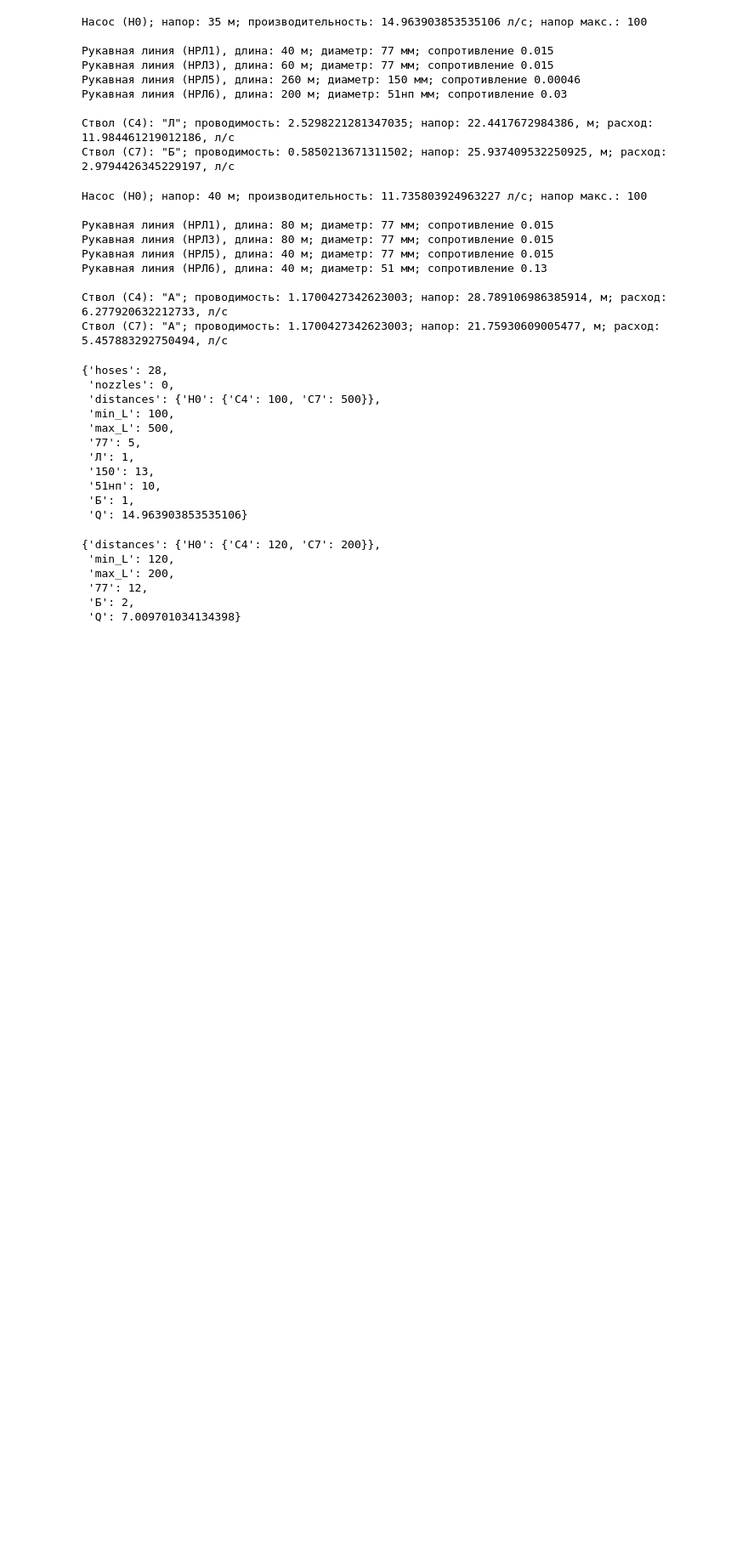
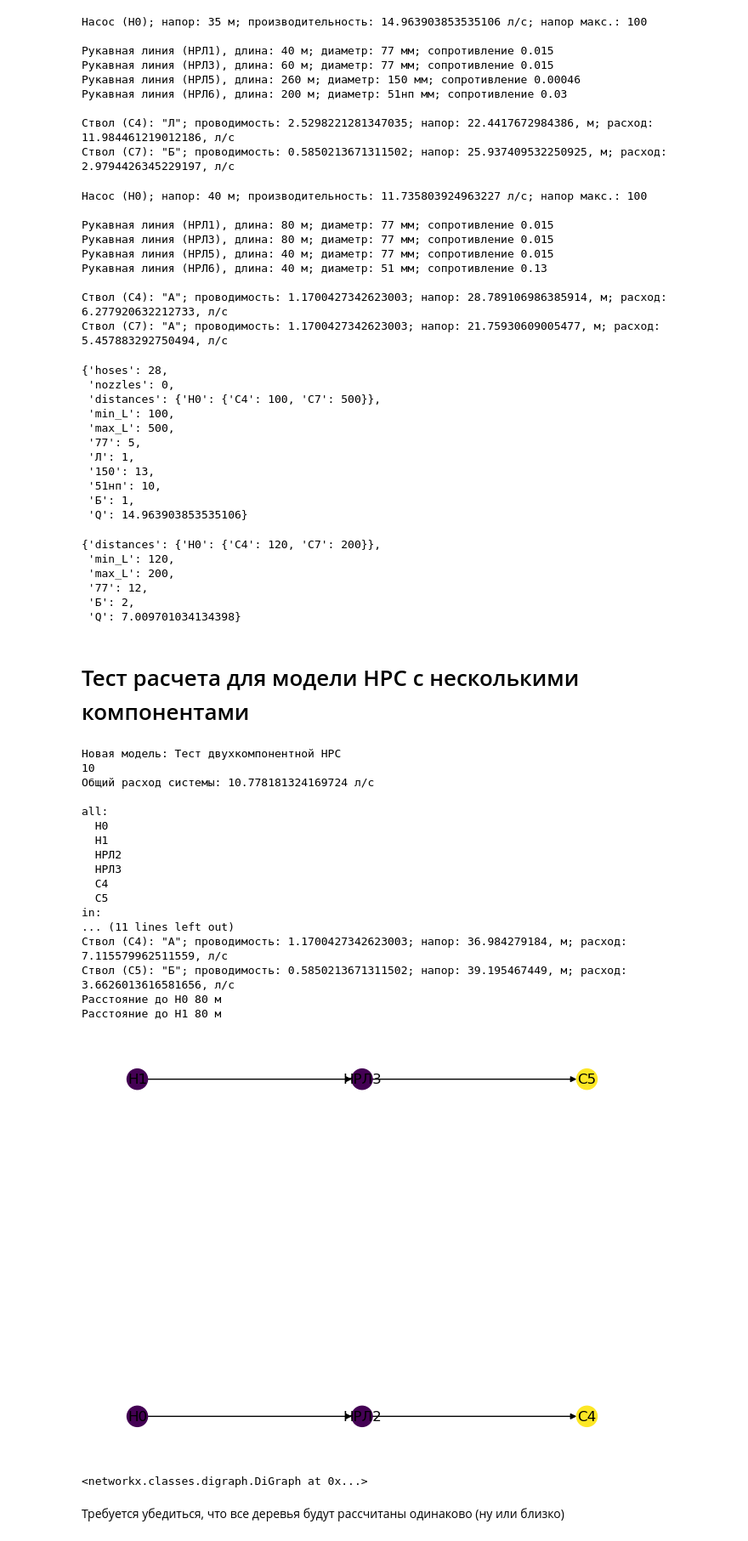
Before and after one commit to Obsidian-pb/NRS_modeller, a Jupyter notebook: workFolder/ga2.ipynb, the cells around one changed output. Shown: that part at 85% size. Saved outputs shown, nothing was run; the diff lists cells and outputs as text; code cells hidden in the pictures; blank space fills up the shorter version.

```diff
--- a/workFolder/ga2.ipynb
+++ b/workFolder/ga2.ipynb
@@ -1031,7 +1031,7 @@ class Appraiser(NRS_Revision):
         print('')
         for elmnt in model.elmnts:
             if isinstance(elmnt, GA_Element_Hose):
-                print(f'Рукавная линия ({elmnt.name}), длина: {elmnt.get_L()} м; диаметр: {elmnt.d} мм; сопротивление {elmnt.s}')
+                print(f'Рукавная линия ({elmnt.name}), длина: {elmnt.get_L()} м; диаметр: {elmnt.d} мм; сопротивление {elmnt.s}; потеря напора: {elmnt.h} м')
         print('')
         for elmnt in model.elmnts:
             if isinstance(elmnt, GA_Element_Nozzle):
@@ -1096,6 +1096,7 @@ class Appraiser(NRS_Revision):
                 except:
                     m[elmnt.d]=elmnt.n
             if isinstance(elmnt, GA_Element_Nozzle):
+                m['nozzles']+=elmnt.n
                 try:
                     m[elmnt.n_type]+=1
                 except:
@@ -1105,6 +1106,11 @@ class Appraiser(NRS_Revision):
         m['Q'] = model.summaryQ()
 
         return m
+
+    @staticmethod
+    def print_metrics(model:GA_model):
+        for k, v in Appraiser.metrics(model).items():
+            print(k,v, sep='\t')
 
     @staticmethod
     def evaluate(metrics: dict, aims: dict):
@@ -1132,5 +1138,5 @@ class Appraiser(NRS_Revision):
 
         return np.mean(z)
 
-metrics = Appraiser.metrics(model)
-metrics
+# metrics = Appraiser.metrics(model)
+# metrics
@@ -1239,3 +1234,68 @@ Appraiser.metrics(model_original)
  '77': 12,
  'Б': 2,
  'Q': 7.009701034134398}
+# %% [markdown]
+# Тест расчета для модели НРС с несколькими компонентами
+# %%
+# Построение модели
+# Копия списка элементов (чтобы каждый раз не создавать его заново)
+elements_sack = get_elements_sack()
+
+# Рекурсия
+model = GA_model('Тест двухкомпонентной НРС')
+print(len(elements_sack))
+pump1 = pop_random_element_by_class(elements_sack, GA_Element_Pump, lst_left=True)
+pump2 = pop_random_element_by_class(elements_sack, GA_Element_Pump, lst_left=True)
+# hoseM1 = pop_random_element_by_class(elements_sack, GA_Element_Hose, lst_left=True)
+# splitter = pop_random_element_by_class(elements_sack, GA_Element_Splitter, lst_left=True)
+hoseW1 = pop_random_element_by_class(elements_sack, GA_Element_Hose, lst_left=True)
+hoseW2 = pop_random_element_by_class(elements_sack, GA_Element_Hose, lst_left=True)
+# hoseW3 = pop_random_element_by_class(elements_sack, GA_Element_Hose, lst_left=True)
+nozzle1 = pop_random_element_by_class(elements_sack, GA_Element_Nozzle, lst_left=True)
+nozzle2 = pop_random_element_by_class(elements_sack, GA_Element_Nozzle, lst_left=True)
+
+# Первая линия
+pump1.append(hoseW1).append(nozzle1)
+# Вторая линия
+pump2.append(hoseW2).append(nozzle2)
+
+model.addElements([pump1, pump2, hoseW1, hoseW2, nozzle1, nozzle2]).check_pumps().interpretate()
+# model.addElements([pump1, hoseW1, nozzle1])    #.check_pumps().interpretate()
+# model.addElements([pump2, hoseW2, nozzle2]).check_pumps().interpretate()
+
+# Расчет
+try:
+    model.calc(accuracy=0.05)
+except Exception as e:
+    print(e.args[0])
+print(f'Общий расход системы: {model.summaryQ()} л/с', end='\n\n')
+
+# Состав
+NRS_Revision.print_model_elements(model)
+Appraiser.print_GA_NRS_model_elements_state(model)
+
+# Схема НРС
+print_NRS_graph(model)
+
+# Сохранение оригинала
+model_original = copy.deepcopy(model)
+# %% [output]
+Новая модель: Тест двухкомпонентной НРС
+10
+Общий расход системы: 10.778181324169724 л/с
+
+all:
+  Н0
+  Н1
+  НРЛ2
+  НРЛ3
+  С4
+  С5
+in:
+... (11 lines left out)
+Ствол (С4): "А"; проводимость: 1.1700427342623003; напор: 36.984279184, м; расход: 7.115579962511559, л/с
+Ствол (С5): "Б"; проводимость: 0.5850213671311502; напор: 39.195467449, м; расход: 3.6626013616581656, л/с
+Расстояние до Н0 80 м
+Расстояние до Н1 80 м
+[figure, added]
+<networkx.classes.digraph.DiGraph at 0x...>
@@ -1241,0 +1304,2 @@ Appraiser.metrics(model_original)
+# %% [markdown]
+Требуется убедиться, что все деревья будут рассчитаны одинаково (ну или близко)
```
Also changed, not shown: parts of 5 cells of this notebook, 3 other files.
